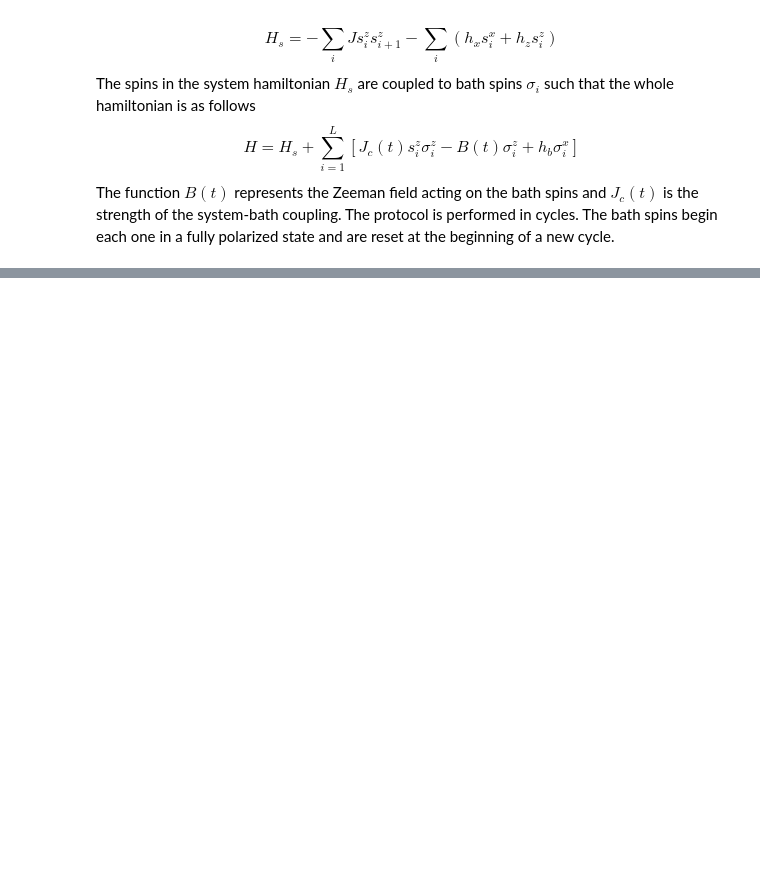
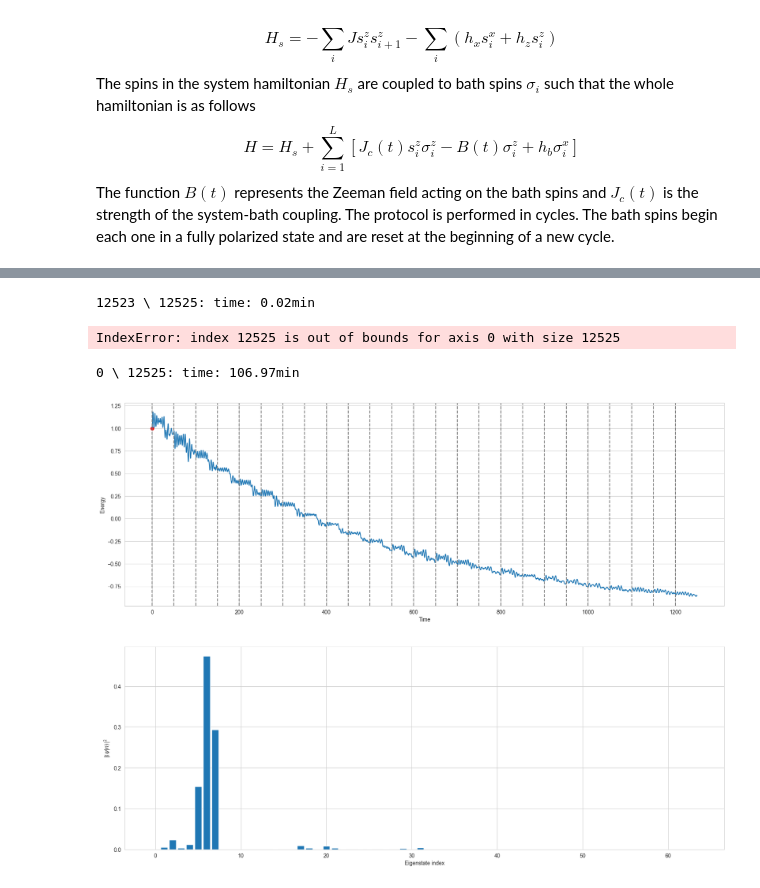
Before and after one commit to konj5/IJS2024, a Jupyter notebook: QT_protocol_state_projecion.ipynb, the cells around one changed output, grey strips where cells are left out. Cells and saved outputs as stored; diff of their text form; code cells hidden in the pictures; blank space fills up the shorter version.

```diff
--- a/QT_protocol_state_projecion.ipynb
+++ b/QT_protocol_state_projecion.ipynb
@@ -397,11 +395,16 @@ def run_cycle(L, tfim_params, bath_params, coupling_params, psi0, tlist):
         result = qt.mesolve(H, psi0, tlist, c_ops=col_ops, e_ops=[], args=time_dependant_functions_coeffs)
 
     eigens = []
+    eigensTFIM = []
     for i in tqdm(range(len(tlist)), desc = "eigens", leave=False):
         H = H_ising_chain + H_bath_x_field + H_bath_z_field * bath_z_field_zeeman_drive(tlist[i], time_dependant_functions_coeffs) + H_coupling * coupling_drive(tlist[i], time_dependant_functions_coeffs)
         eigens.append(H.eigenstates()[1])
 
-    return result, eigens
+        H = H_ising_chain
+        eigensTFIM.append(H.eigenstates()[1])
+
+
+    return result, eigens, eigensTFIM
 # %%
 # calculating the ground state energy of the TFIM
 
@@ -545,4 +545,4 @@ tfim_cycle_states= run_procedure
 # %%
-states, eigens, energies = run_procedure(-2)
+states, eigens, energies, eigensTFIM = run_procedure(-2)
 # %%
 valss = []
@@ -563,0 +571,64 @@ print(valss.shape)
+# %%
+energies_new = []
+for i in range(len(energies)):
+    for j in range(len(energies[i])):
+        energies_new.append(energies[i][j])
+energies = energies_new
+# %%
+from matplotlib import animation
+
+def barlist(n):
+    return valss[n,:]
+
+fig, (fig1, fig2) = plt.subplots(2,1, figsize = (20,15))
+
+ts = np.linspace(0,N_cycles * T, len(energies), endpoint=True)
+energy = fig1.plot(ts, energies)
+for i in np.arange(0, N_cycles*T, T):
+    fig1.axvline(i, np.min(energies), np.max(energies), linestyle = "dashed", color = "gray")
+
+epoint = fig1.scatter([ts[0]], [energies[0]], color = "red")
+fig1.set_xlabel("Time")
+fig1.set_ylabel("Energy")
+
+
+x=range(0, len(valss[0,:]))
+barcollection = fig2.bar(x,barlist(1))
+fig2.set_xlabel("Eigenstate index")
+fig2.set_ylabel("$|\langle \psi|n\\rangle|^2$")
+
+
+
+import time
+
+dt = 10
+dts = []
+t0 = 0
+
+def animate(i):
+    global dt, t0, dts
+    dt = time.time()-t0
+    dts.append(dt)
+    if len(dts) > 10:
+        dts = dts[-10: -1]
+    t0 = time.time()
+    y=barlist(i+1)
+    print("                                                                                        ",end="\r")
+    print(f"{i} \ {len(valss[:,0])}: time:{np.average(dts) * (len(valss[:,0])-i) / 60 : 0.2f}min", end = "\r")
+    for k, b in enumerate(barcollection):
+        b.set_height(y[k])
+
+    epoint.set_offsets((ts[i], energies[i]))
+
+N = len(valss[:,0])
+#N = 10
+anim=animation.FuncAnimation(fig,animate,repeat=False,blit=False,frames=N,
+                             interval=100)
+
+anim.save('animation.mp4',writer=animation.FFMpegWriter(fps=60))
+plt.show()
+# %% [output]
+12523 \ 12525: time: 0.02min
+IndexError: index 12525 is out of bounds for axis 0 with size 12525
+0 \ 12525: time: 106.97min
+[figure, added]
```
Also changed, not shown: parts of 5 cells of this notebook, 4 other files.
